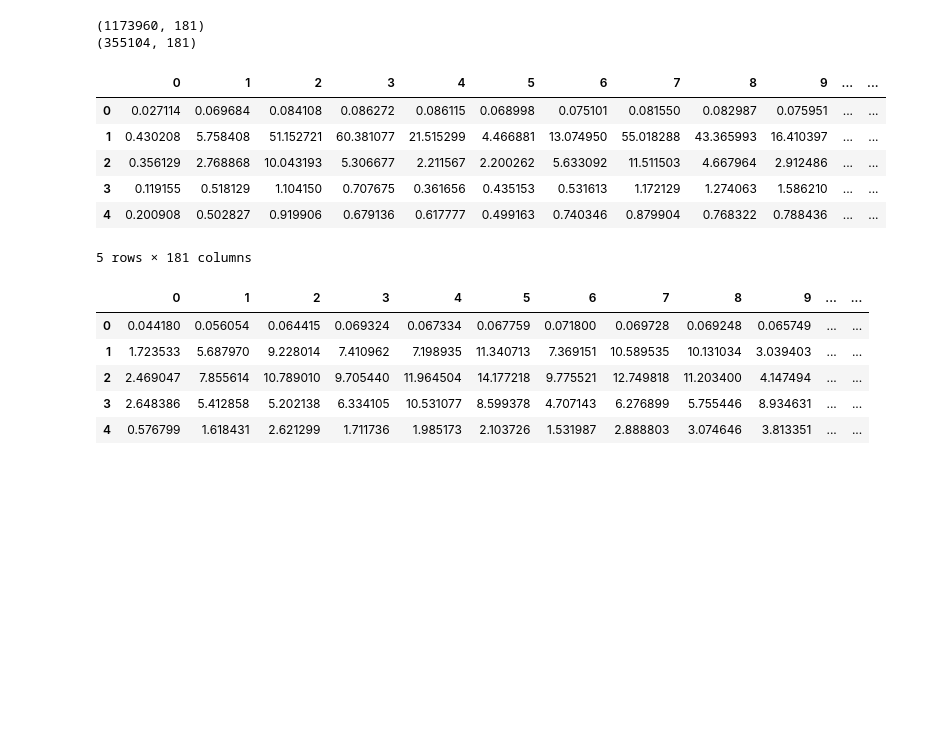
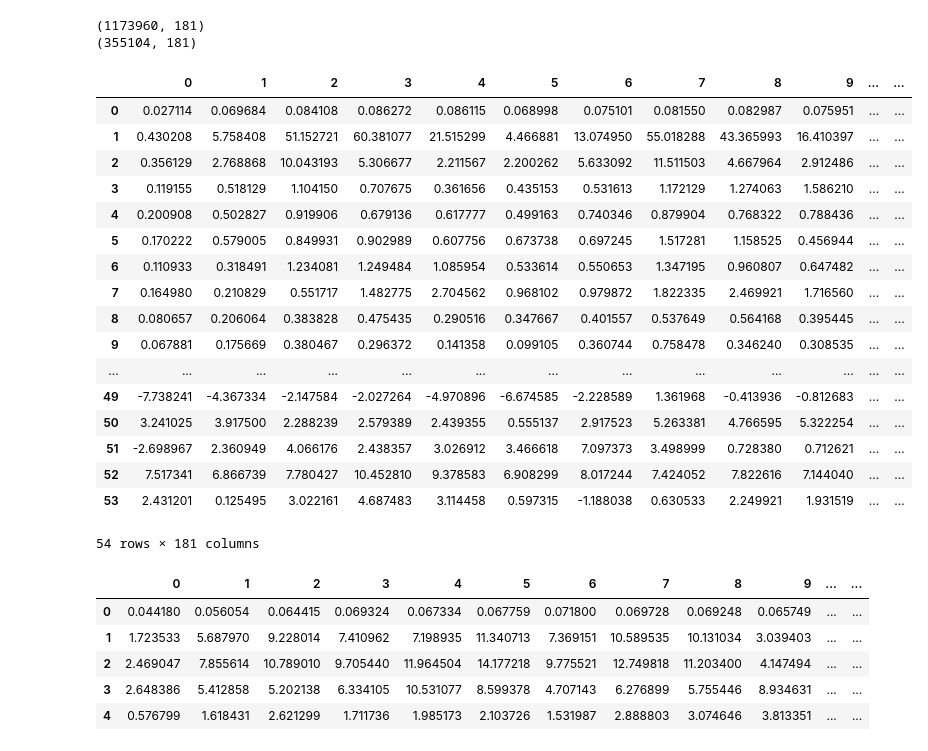
Before and after one commit to Mohamed-Mohamed-Ibrahim/Environmental-Sound-Classification, a Jupyter notebook: rnn.ipynb, the cells around one changed output. Saved outputs shown, nothing was run; the diff lists cells and outputs as text; code cells hidden in the pictures; blank space fills up the shorter version.

```diff
--- a/rnn.ipynb
+++ b/rnn.ipynb
@@ -36,7 +36,7 @@ def stack_samples(X, Y):
     X_stacked = X_np.reshape(-1, X_np.shape[2])  # (N×R, C)
 
     df = pd.DataFrame(X_stacked)
-    df['Label'] = Y_repeated
+    df['labels'] = Y_repeated
 
     return df
 
@@ -48,15 +48,26 @@ print(val_df.shape)
 (1173960, 181)
 (355104, 181)
 # %%
-train_df.head()
+train_df.head(54)
 # %% [output]
 |  | 0 | 1 | 2 | 3 | 4 | 5 | 6 | 7 | 8 | 9 | ... | ... |
 | 0 | 0.027114 | 0.069684 | 0.084108 | 0.086272 | 0.086115 | 0.068998 | 0.075101 | 0.081550 | 0.082987 | 0.075951 | ... | ... |
 | 1 | 0.430208 | 5.758408 | 51.152721 | 60.381077 | 21.515299 | 4.466881 | 13.074950 | 55.018288 | 43.365993 | 16.410397 | ... | ... |
 | 2 | 0.356129 | 2.768868 | 10.043193 | 5.306677 | 2.211567 | 2.200262 | 5.633092 | 11.511503 | 4.667964 | 2.912486 | ... | ... |
 | 3 | 0.119155 | 0.518129 | 1.104150 | 0.707675 | 0.361656 | 0.435153 | 0.531613 | 1.172129 | 1.274063 | 1.586210 | ... | ... |
 | 4 | 0.200908 | 0.502827 | 0.919906 | 0.679136 | 0.617777 | 0.499163 | 0.740346 | 0.879904 | 0.768322 | 0.788436 | ... | ... |
+| 5 | 0.170222 | 0.579005 | 0.849931 | 0.902989 | 0.607756 | 0.673738 | 0.697245 | 1.517281 | 1.158525 | 0.456944 | ... | ... |
+| 6 | 0.110933 | 0.318491 | 1.234081 | 1.249484 | 1.085954 | 0.533614 | 0.550653 | 1.347195 | 0.960807 | 0.647482 | ... | ... |
+| 7 | 0.164980 | 0.210829 | 0.551717 | 1.482775 | 2.704562 | 0.968102 | 0.979872 | 1.822335 | 2.469921 | 1.716560 | ... | ... |
+| 8 | 0.080657 | 0.206064 | 0.383828 | 0.475435 | 0.290516 | 0.347667 | 0.401557 | 0.537649 | 0.564168 | 0.395445 | ... | ... |
+| 9 | 0.067881 | 0.175669 | 0.380467 | 0.296372 | 0.141358 | 0.099105 | 0.360744 | 0.758478 | 0.346240 | 0.308535 | ... | ... |
+| ... | ... | ... | ... | ... | ... | ... | ... | ... | ... | ... | ... | ... |
+| 49 | -7.738241 | -4.367334 | -2.147584 | -2.027264 | -4.970896 | -6.674585 | -2.228589 | 1.361968 | -0.413936 | -0.812683 | ... | ... |
+| 50 | 3.241025 | 3.917500 | 2.288239 | 2.579389 | 2.439355 | 0.555137 | 2.917523 | 5.263381 | 4.766595 | 5.322254 | ... | ... |
+| 51 | -2.698967 | 2.360949 | 4.066176 | 2.438357 | 3.026912 | 3.466618 | 7.097373 | 3.498999 | 0.728380 | 0.712621 | ... | ... |
+| 52 | 7.517341 | 6.866739 | 7.780427 | 10.452810 | 9.378583 | 6.908299 | 8.017244 | 7.424052 | 7.822616 | 7.144040 | ... | ... |
+| 53 | 2.431201 | 0.125495 | 3.022161 | 4.687483 | 3.114458 | 0.597315 | -1.188038 | 0.630533 | 2.249921 | 1.931519 | ... | ... |
-5 rows × 181 columns
+54 rows × 181 columns
 # %%
 val_df.head()
 # %% [output]
```
Also changed, not shown: parts of 12 cells of this notebook.
